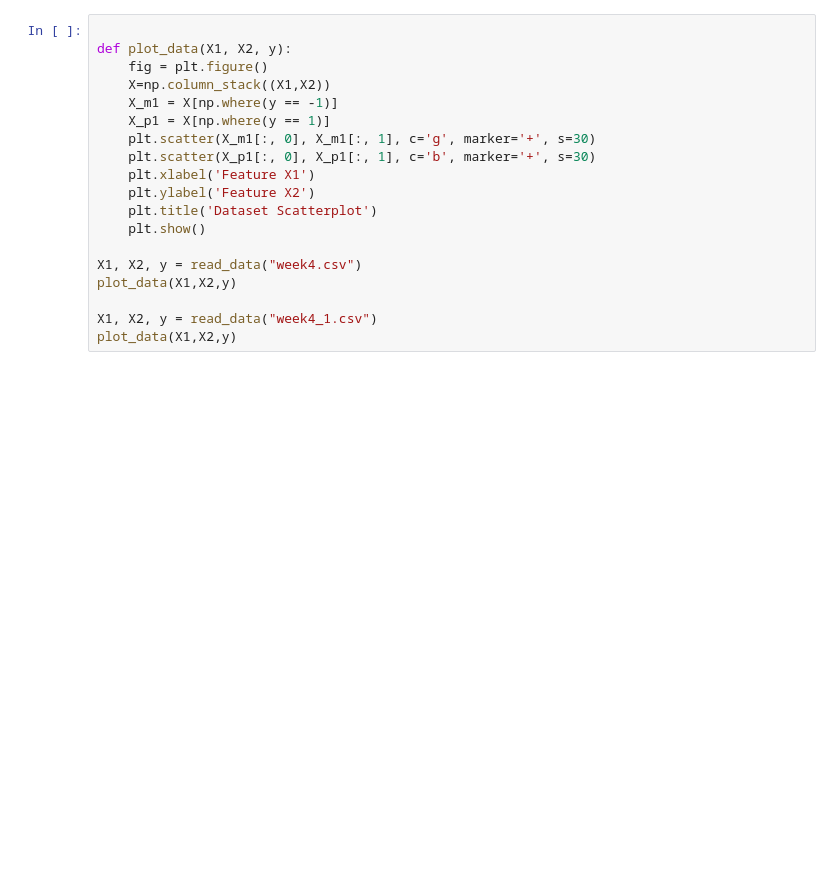
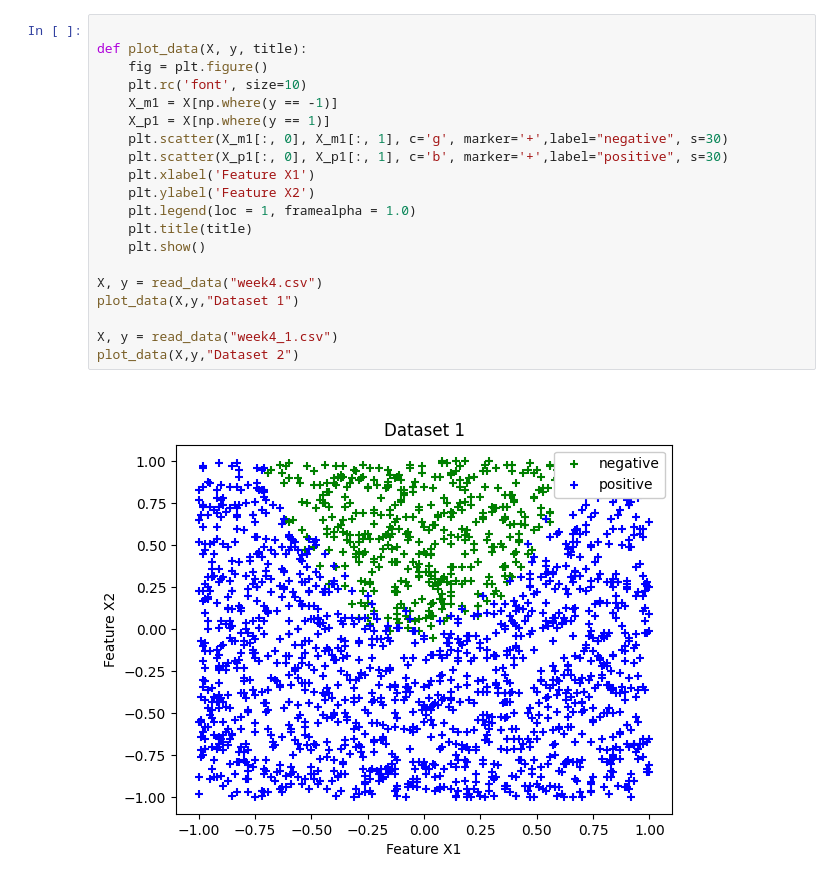
Before and after one commit to cormacmadden/Machine-Learning-Module, a Jupyter notebook: Assignment3/Assignment3.ipynb, the cells around one changed output. Drawn from its saved outputs; the diff is of its cells as text; blank space fills up the shorter version.

```diff
--- a/Assignment3/Assignment3.ipynb
+++ b/Assignment3/Assignment3.ipynb
@@ -37,19 +42,22 @@ def read_data(filename):
 # %%
 
-def plot_data(X1, X2, y):
+def plot_data(X, y, title):
     fig = plt.figure()
-    X=np.column_stack((X1,X2))
+    plt.rc('font', size=10)
     X_m1 = X[np.where(y == -1)]
     X_p1 = X[np.where(y == 1)]
-    plt.scatter(X_m1[:, 0], X_m1[:, 1], c='g', marker='+', s=30)
-    plt.scatter(X_p1[:, 0], X_p1[:, 1], c='b', marker='+', s=30)
+    plt.scatter(X_m1[:, 0], X_m1[:, 1], c='g', marker='+',label="negative", s=30)
+    plt.scatter(X_p1[:, 0], X_p1[:, 1], c='b', marker='+',label="positive", s=30)
     plt.xlabel('Feature X1')
     plt.ylabel('Feature X2')
-    plt.title('Dataset Scatterplot')
+    plt.legend(loc = 1, framealpha = 1.0)
+    plt.title(title)
     plt.show()
 
-X1, X2, y = read_data("week4.csv")
-plot_data(X1,X2,y)
+X, y = read_data("week4.csv")
+plot_data(X,y,"Dataset 1")
 
-X1, X2, y = read_data("week4_1.csv")
-plot_data(X1,X2,y)
+X, y = read_data("week4_1.csv")
+plot_data(X,y,"Dataset 2")
+# %% [output]
+[figure, added]
```
Also changed, not shown: parts of 6 cells of this notebook, 3 other files.
